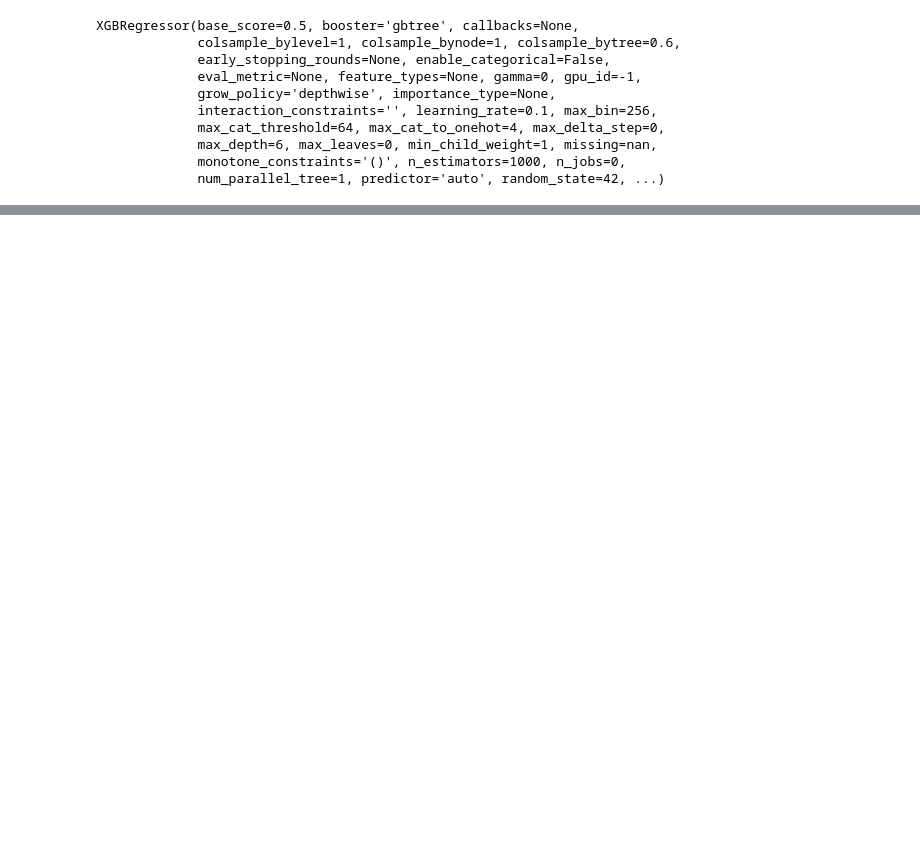
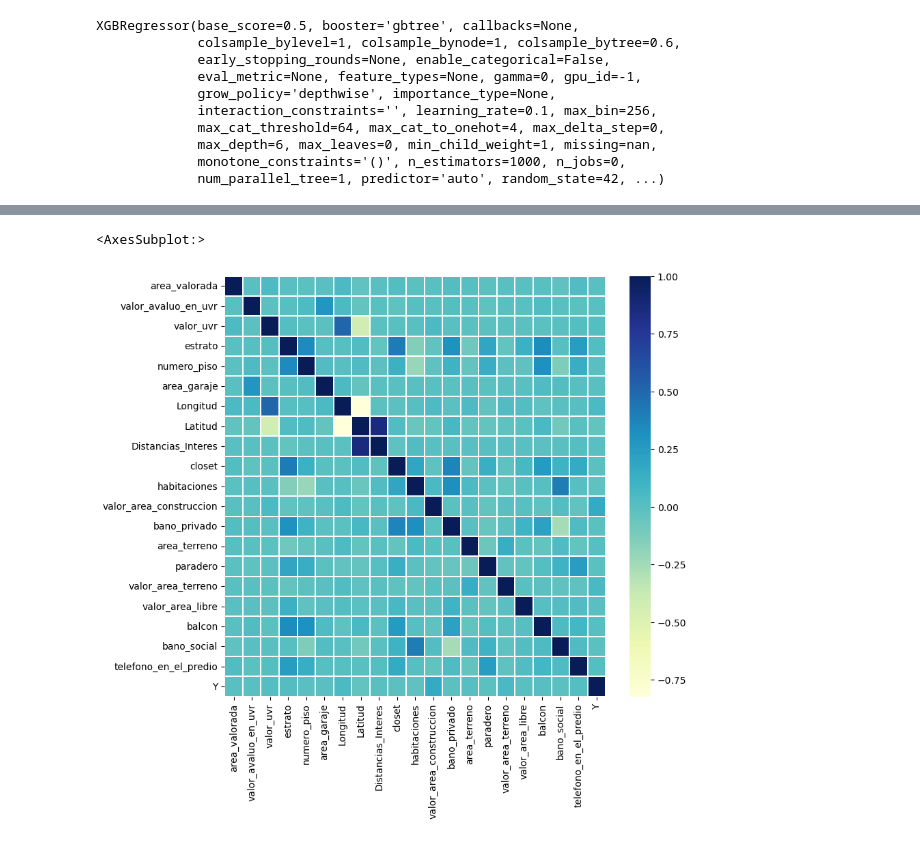
Before and after one commit to NikolasRodriguezA/Predicciones_Vivienda, a Jupyter notebook: Code/Modelo_Predictivo.ipynb, the cells around one changed output, grey strips where cells are left out. Drawn from its saved outputs; the diff is of its cells as text; code cells hidden in the pictures; blank space fills up the shorter version.

Commit message:
Entrenamiento de modelo y algoritmo de distancias

```diff
--- a/Code/Modelo_Predictivo.ipynb
+++ b/Code/Modelo_Predictivo.ipynb
@@ -376,0 +521,7 @@ plt.show()
+# %%
+model = xgb_estimator2.fit(X_train,y_train)
+
+dict_features = model.get_booster().get_score(importance_type='weight')
+# %%
+variables_ordenadas = dict(sorted(dict_features.items(), key=lambda item: item[1]))
+variables_importantes = [x for x in list(reversed(list(variables_ordenadas)))[0:20]]
@@ -376,0 +537,8 @@ plt.show()
+# %%
+corrmat = df_best.corr()
+
+f, ax = plt.subplots(figsize =(9, 8))
+sns.heatmap(corrmat, ax = ax, cmap ="YlGnBu", linewidths = 0.1)
+# %% [output]
+<AxesSubplot:>
+[figure, added]
```
Also changed, not shown: parts of 41 cells of this notebook.
